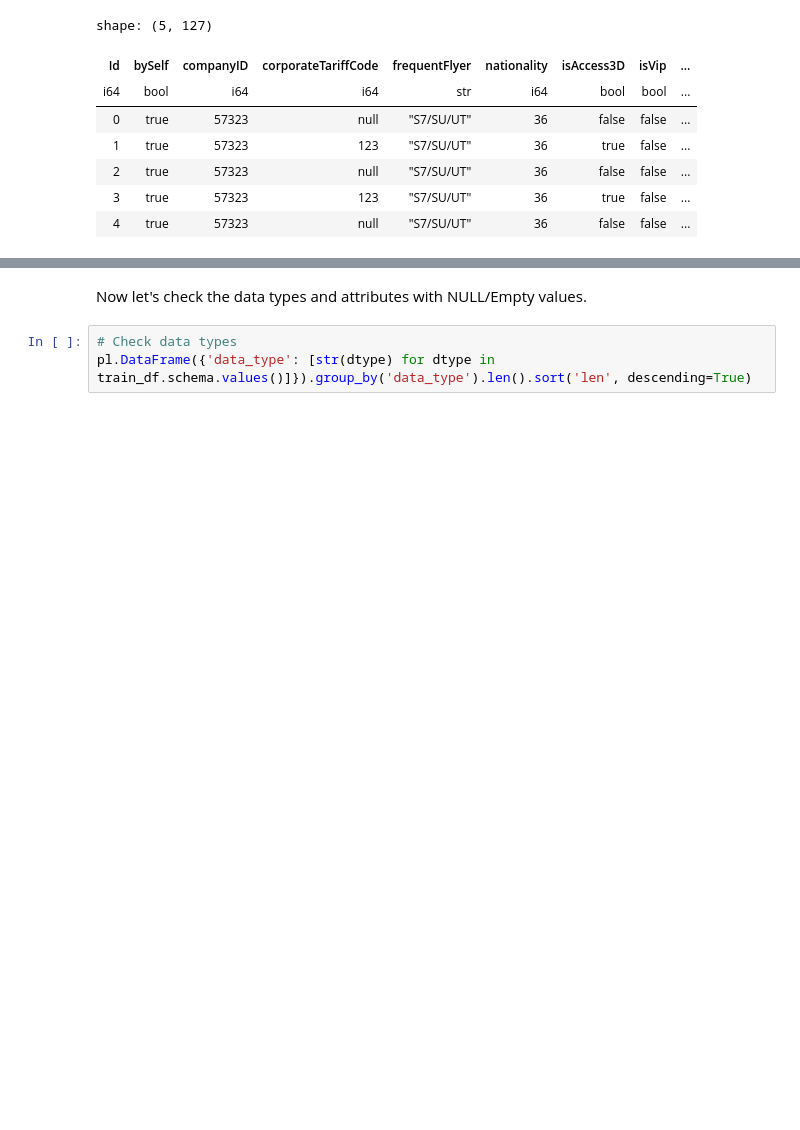
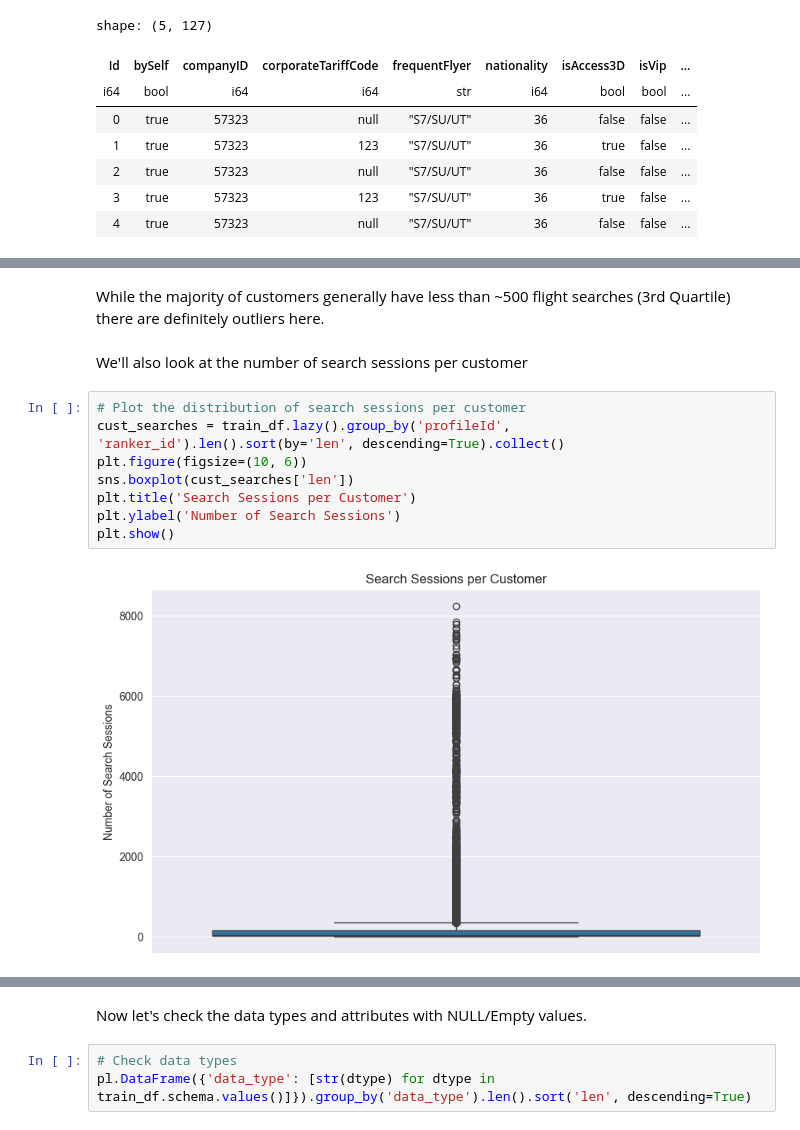
Before and after one commit to jfroggatt/aeroclub_recsys_2025, a Jupyter notebook: aeroclub_recsys.ipynb, the cells around one changed output, grey strips where cells are left out. Saved outputs shown, nothing was run; the diff lists cells and outputs as text; blank space fills up the shorter version.

```diff
--- a/aeroclub_recsys.ipynb
+++ b/aeroclub_recsys.ipynb
@@ -214,0 +229,14 @@ While the majority of travelers generally have less than ~500 searches (3rd Quar
+# %% [markdown]
+While the majority of customers generally have less than ~500 flight searches (3rd Quartile) there are definitely outliers here.
+# %% [markdown]
+We'll also look at the number of search sessions per customer
+# %%
+# Plot the distribution of search sessions per customer
+cust_searches = train_df.lazy().group_by('profileId', 'ranker_id').len().sort(by='len', descending=True).collect()
+plt.figure(figsize=(10, 6))
+sns.boxplot(cust_searches['len'])
+plt.title('Search Sessions per Customer')
+plt.ylabel('Number of Search Sessions')
+plt.show()
+# %% [output]
+[figure, added]
```
Also changed, not shown: parts of 71 cells of this notebook, 3 other files.
